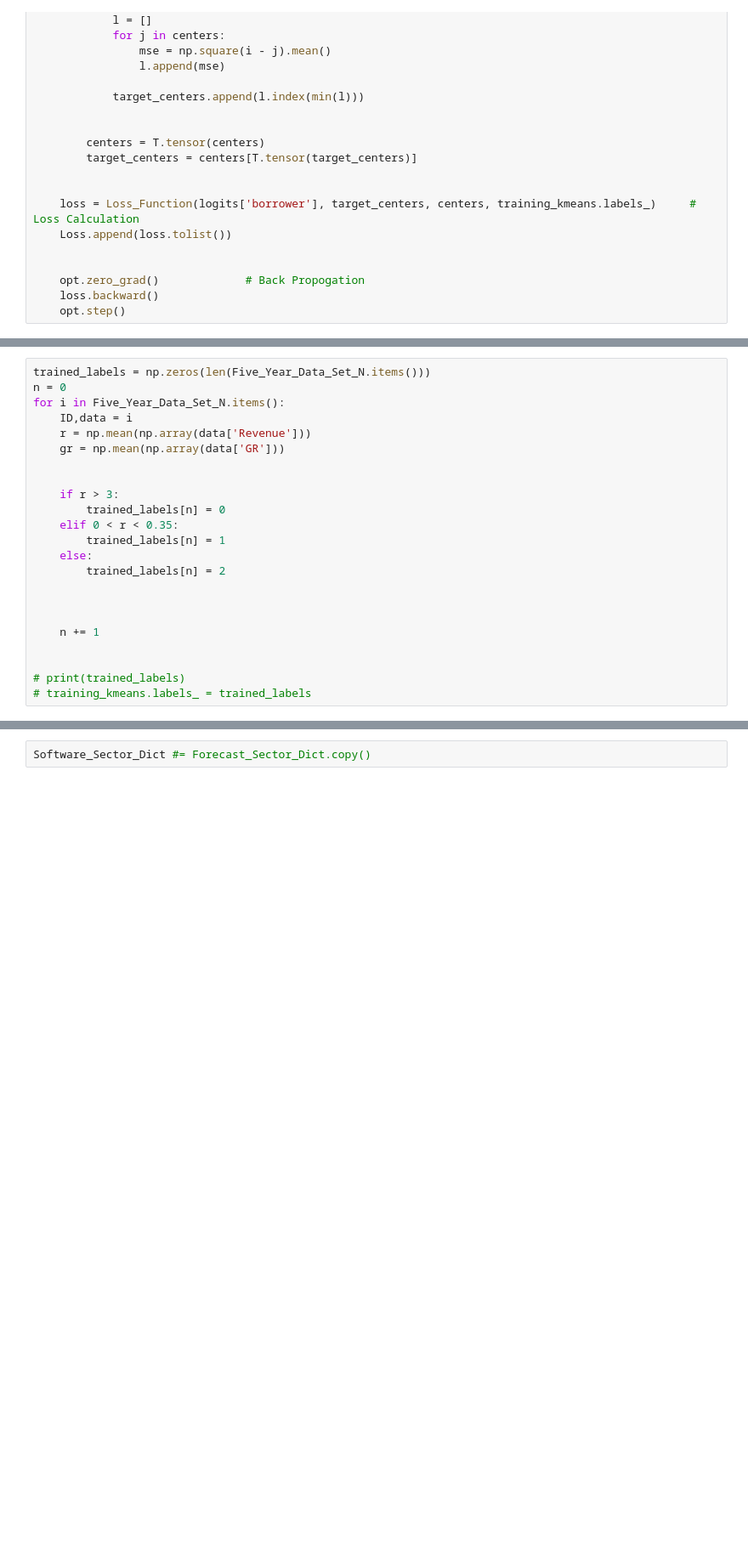
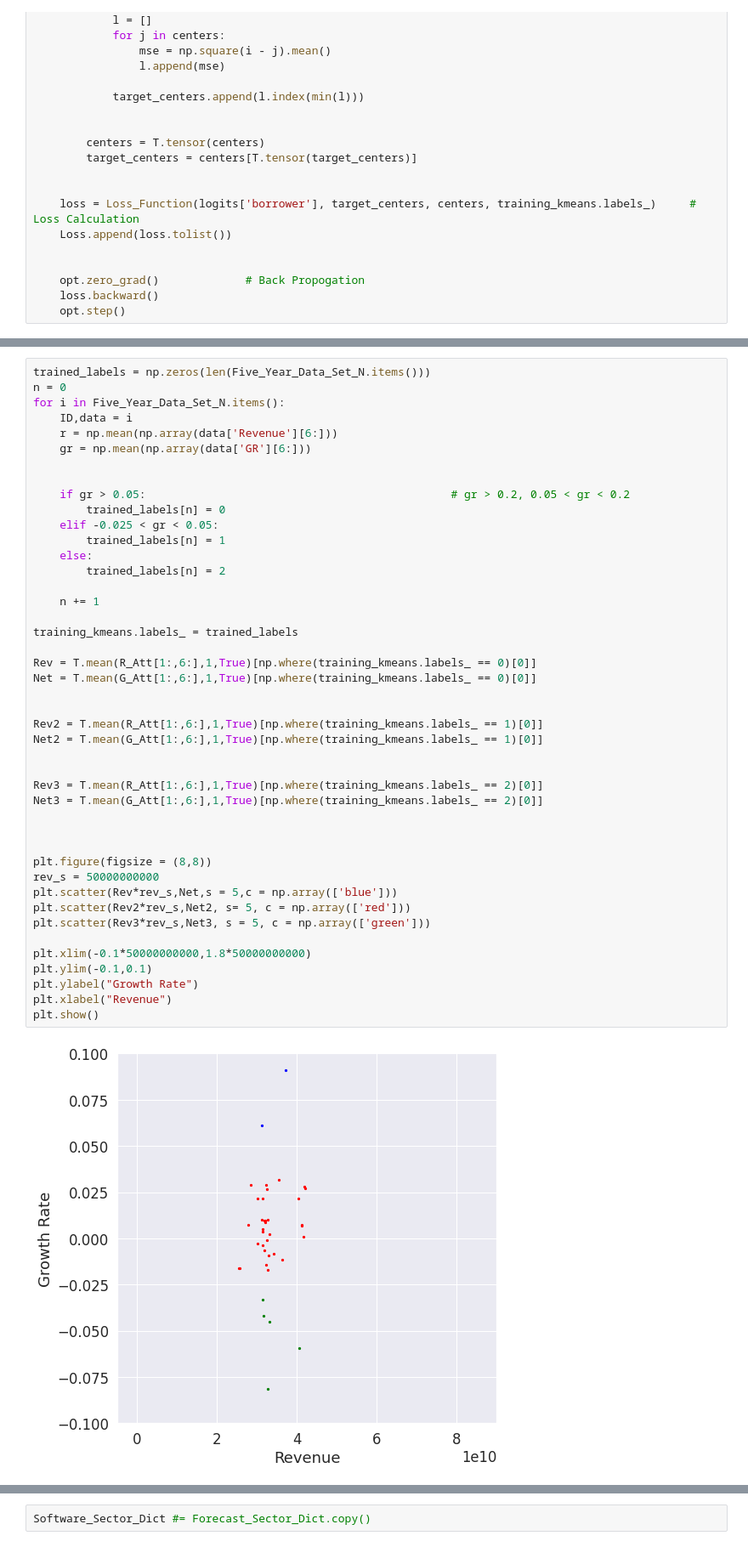
Before and after one commit to SaiChaitanya-ON/Personalized-Sector-with-Knowledge-Graph, a Jupyter notebook: notebooks/Revenue_Growth_Revenue_Graph.ipynb, the cells around one changed output, grey strips where cells are left out. Shown at 85% size. Saved outputs shown, nothing was run; the diff lists cells and outputs as text; blank space fills up the shorter version.

```diff
--- a/notebooks/Revenue_Growth_Revenue_Graph.ipynb
+++ b/notebooks/Revenue_Growth_Revenue_Graph.ipynb
@@ -640,23 +626,46 @@ plt.show()
 # %%
 trained_labels = np.zeros(len(Five_Year_Data_Set_N.items()))
 n = 0
 for i in Five_Year_Data_Set_N.items():
     ID,data = i
-    r = np.mean(np.array(data['Revenue']))
-    gr = np.mean(np.array(data['GR']))
+    r = np.mean(np.array(data['Revenue'][6:]))
+    gr = np.mean(np.array(data['GR'][6:]))
 
 
-    if r > 3:
+    if gr > 0.05:                                              # gr > 0.2, 0.05 < gr < 0.2
         trained_labels[n] = 0
-    elif 0 < r < 0.35:
+    elif -0.025 < gr < 0.05:
         trained_labels[n] = 1
     else:
         trained_labels[n] = 2
 
+    n += 1
+
+training_kmeans.labels_ = trained_labels
+
+Rev = T.mean(R_Att[1:,6:],1,True)[np.where(training_kmeans.labels_ == 0)[0]]
+Net = T.mean(G_Att[1:,6:],1,True)[np.where(training_kmeans.labels_ == 0)[0]]
 
 
-    n += 1
+Rev2 = T.mean(R_Att[1:,6:],1,True)[np.where(training_kmeans.labels_ == 1)[0]]
+Net2 = T.mean(G_Att[1:,6:],1,True)[np.where(training_kmeans.labels_ == 1)[0]]
 
 
-# print(trained_labels)
-# training_kmeans.labels_ = trained_labels
+Rev3 = T.mean(R_Att[1:,6:],1,True)[np.where(training_kmeans.labels_ == 2)[0]]
+Net3 = T.mean(G_Att[1:,6:],1,True)[np.where(training_kmeans.labels_ == 2)[0]]
+
+
+
+plt.figure(figsize = (8,8))
+rev_s = 50000000000
+plt.scatter(Rev*rev_s,Net,s = 5,c = np.array(['blue']))
+plt.scatter(Rev2*rev_s,Net2, s= 5, c = np.array(['red']))
+plt.scatter(Rev3*rev_s,Net3, s = 5, c = np.array(['green']))
+
+plt.xlim(-0.1*50000000000,1.8*50000000000)
+plt.ylim(-0.1,0.1)
+plt.ylabel("Growth Rate")
+plt.xlabel("Revenue")
+plt.show()
+# %% [output]
+[figure, added]
```
Also changed, not shown: parts of 17 cells of this notebook.
